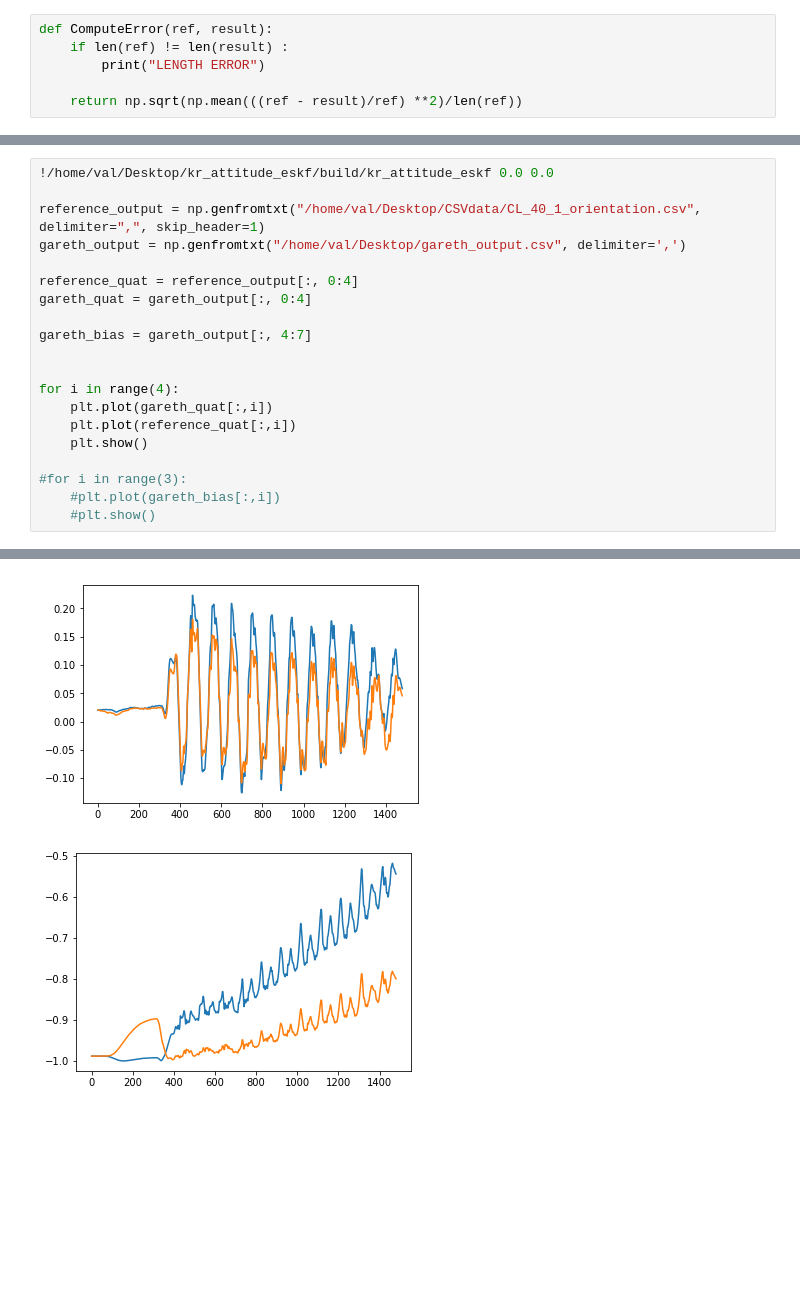
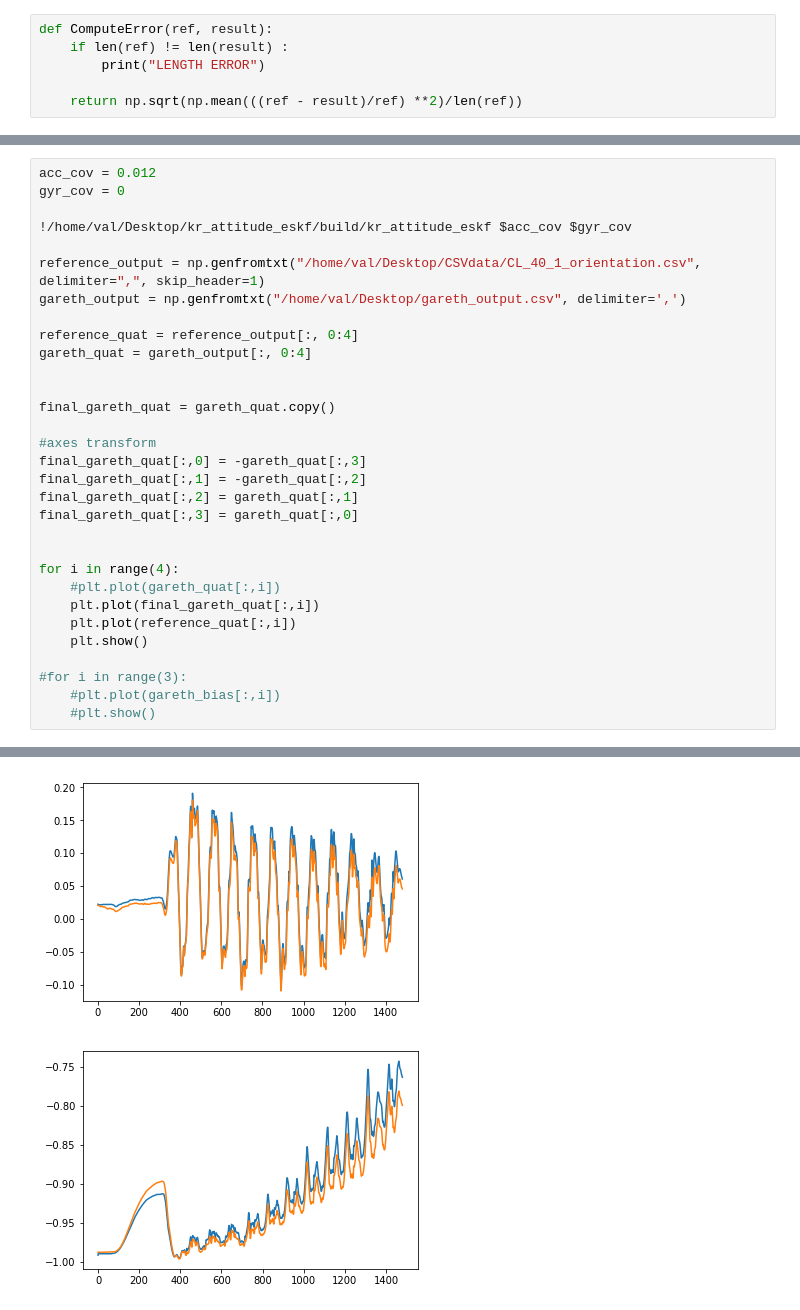
Before and after one commit to vnigolian/kr_attitude_eskf, a Jupyter notebook: plot_results.ipynb, the cells around one changed output, grey strips where cells are left out. Drawn from its saved outputs; the diff is of its cells as text; blank space fills up the shorter version.

```diff
--- a/plot_results.ipynb
+++ b/plot_results.ipynb
@@ -10,5 +164,8 @@ def ComputeError(ref, result):
 # %%
-!/home/val/Desktop/kr_attitude_eskf/build/kr_attitude_eskf 0.0 0.0
+acc_cov = 0.012
+gyr_cov = 0
+
+!/home/val/Desktop/kr_attitude_eskf/build/kr_attitude_eskf $acc_cov $gyr_cov
 
 reference_output = np.genfromtxt("/home/val/Desktop/CSVdata/CL_40_1_orientation.csv", delimiter=",", skip_header=1)
 gareth_output = np.genfromtxt("/home/val/Desktop/gareth_output.csv", delimiter=',')
@@ -16,11 +173,19 @@ gareth_output = np.genfromtxt("/home/val/Desktop/gareth_output.csv", delimiter='
 reference_quat = reference_output[:, 0:4]
 gareth_quat = gareth_output[:, 0:4]
 
-gareth_bias = gareth_output[:, 4:7]
+
+final_gareth_quat = gareth_quat.copy()
+
+#axes transform
+final_gareth_quat[:,0] = -gareth_quat[:,3]
+final_gareth_quat[:,1] = -gareth_quat[:,2]
+final_gareth_quat[:,2] = gareth_quat[:,1]
+final_gareth_quat[:,3] = gareth_quat[:,0]
 
 
 for i in range(4):
-    plt.plot(gareth_quat[:,i])
+    #plt.plot(gareth_quat[:,i])
+    plt.plot(final_gareth_quat[:,i])
     plt.plot(reference_quat[:,i])
     plt.show()
 
@@ -40,3 +205,3 @@ final quat : (0.836519, 0.0209531, 0.544443, -0.0581325)
 ------------------------------------------------------------------------
-[figure, old version]
+[figure, new version]
-[figure, old version]
+[figure, new version]
```
Also changed, not shown: parts of 4 cells of this notebook, 1 other file.
